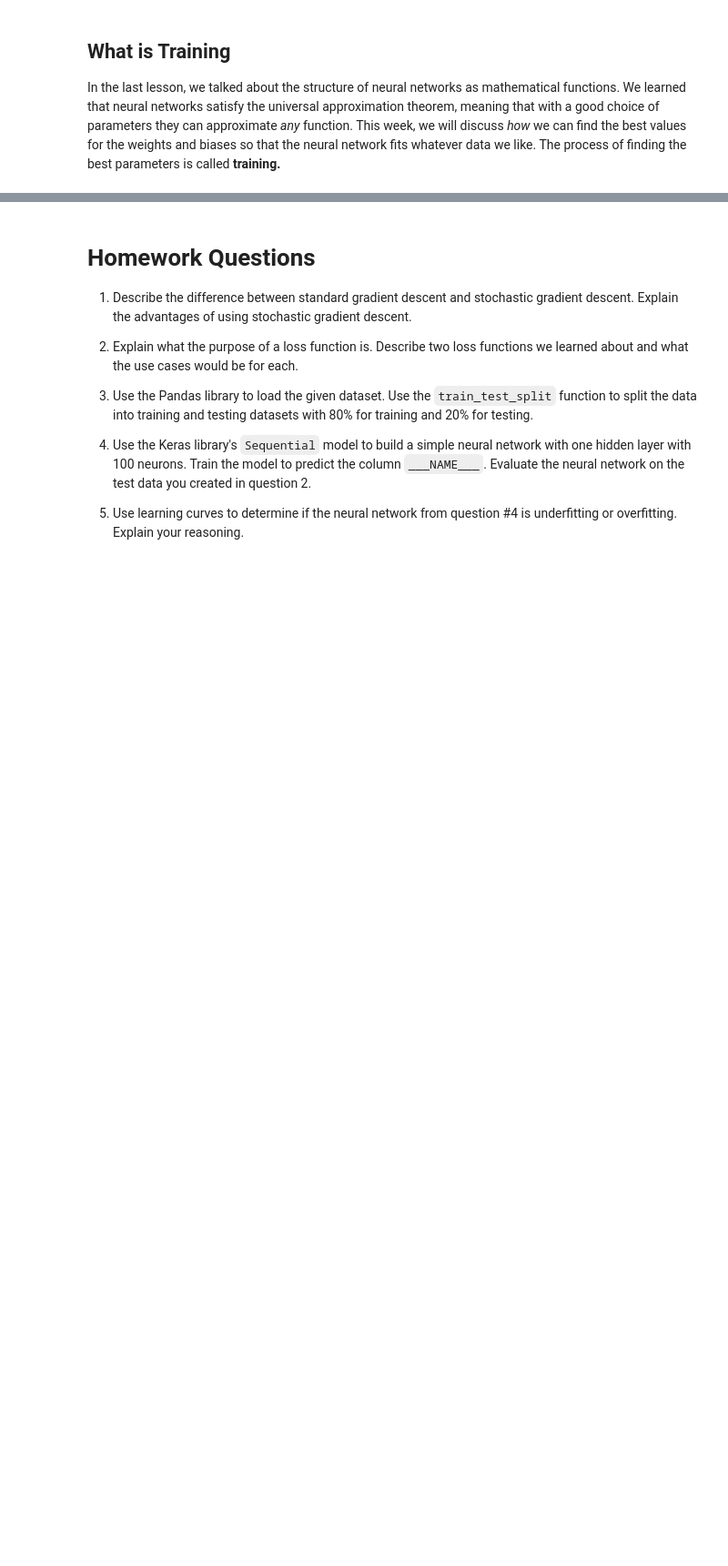
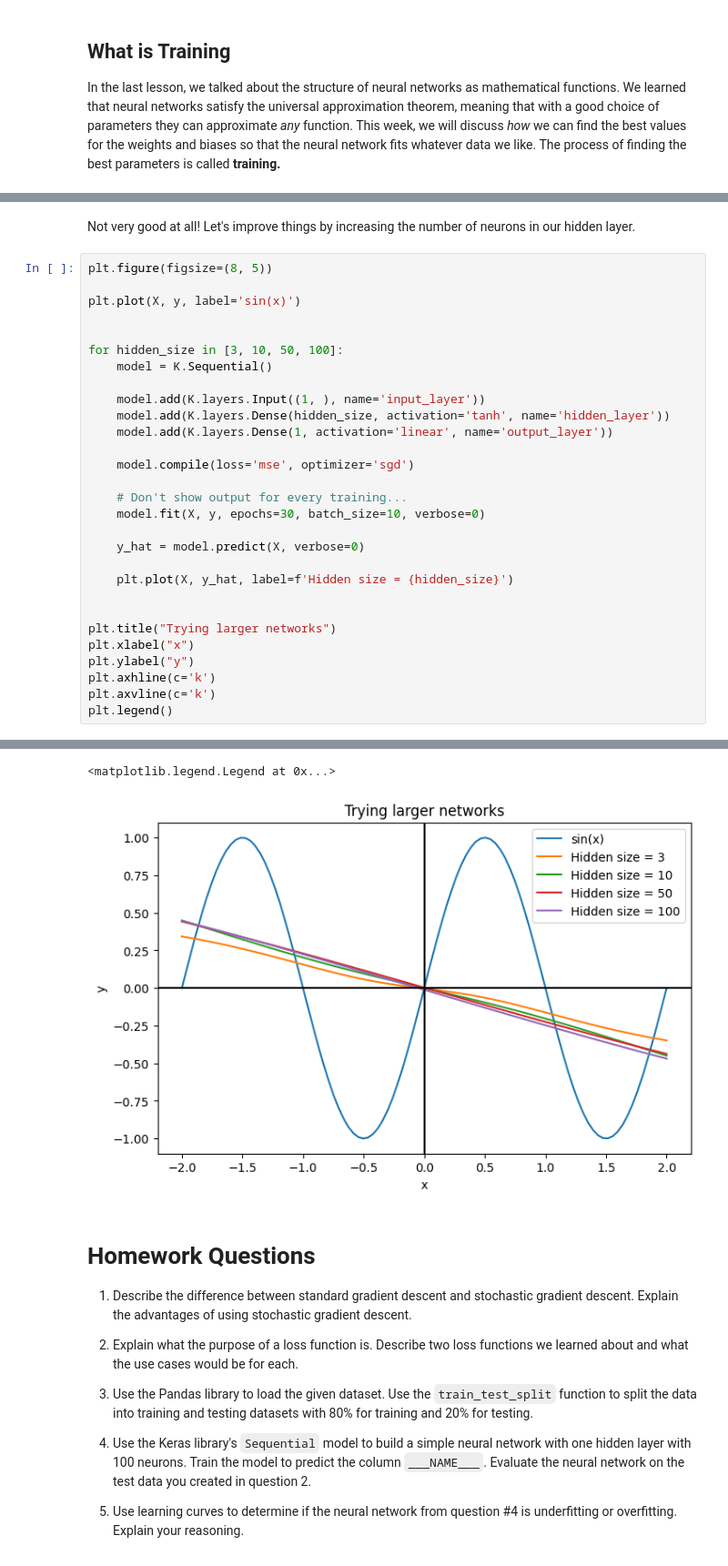
Before and after one commit to weirichd/comp_374, a Jupyter notebook: lecture_notes/Week_3.ipynb, the cells around one changed output, grey strips where cells are left out. Shown at 91% size. Saved outputs shown, nothing was run; the diff lists cells and outputs as text; blank space fills up the shorter version.

```diff
--- a/lecture_notes/Week_3.ipynb
+++ b/lecture_notes/Week_3.ipynb
@@ -39,0 +133,32 @@ TODO
+# %% [markdown]
+Not very good at all! Let's improve things by increasing the number of neurons in our hidden layer.
+# %%
+plt.figure(figsize=(8, 5))
+
+plt.plot(X, y, label='sin(x)')
+
+
+for hidden_size in [3, 10, 50, 100]:
+    model = K.Sequential()
+
+    model.add(K.layers.Input((1, ), name='input_layer'))
+    model.add(K.layers.Dense(hidden_size, activation='tanh', name='hidden_layer'))
+    model.add(K.layers.Dense(1, activation='linear', name='output_layer'))
+
+    model.compile(loss='mse', optimizer='sgd')
+
+    # Don't show output for every training...
+    model.fit(X, y, epochs=30, batch_size=10, verbose=0)
+
+    y_hat = model.predict(X, verbose=0)
+
+    plt.plot(X, y_hat, label=f'Hidden size = {hidden_size}')
+
+
+plt.title("Trying larger networks")
+plt.xlabel("x")
+plt.ylabel("y")
+plt.axhline(c='k')
+plt.axvline(c='k')
+plt.legend()
+# %% [output]
@@ -40,3 +167,5 @@ TODO
+<matplotlib.legend.Legend at 0x...>
+[figure, added]
 # %% [markdown]
 # Homework Questions
 
```
Also changed, not shown: parts of 8 cells of this notebook, 5 other files.
